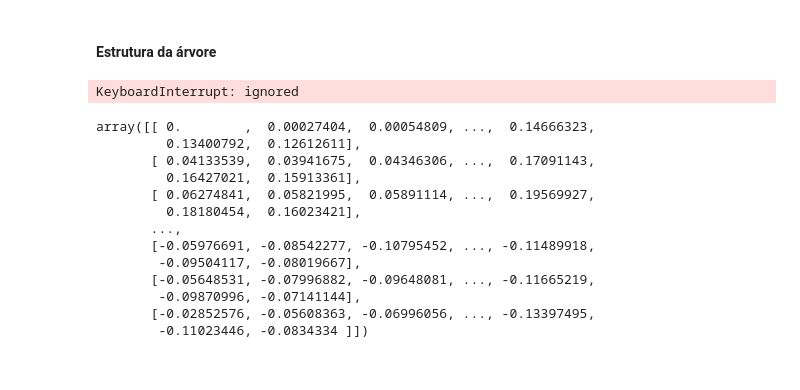
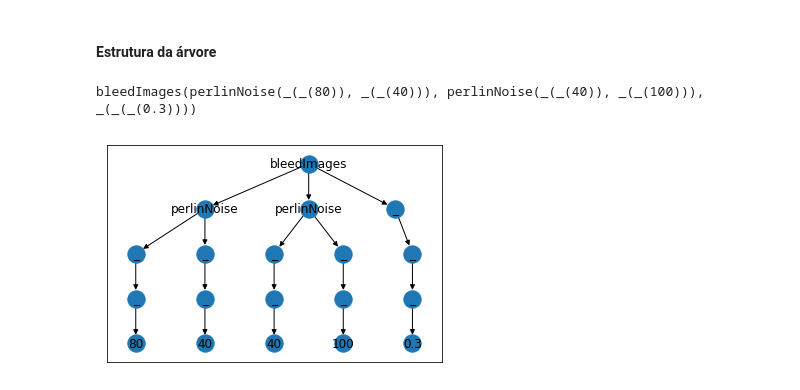
Before and after one commit to viniciusvmda/procedural-texture, a Jupyter notebook: gp.ipynb, the cells around one changed output. Drawn from its saved outputs; the diff is of its cells as text; code cells hidden in the pictures.

Commit message:
Adds a technical solution to solve the primitive problem

```diff
--- a/gp.ipynb
+++ b/gp.ipynb
@@ -128,39 +97,48 @@ def bleedImages(img1, img2, weight):
 # %% [markdown]
 #### Estrutura da árvore
 # %%
+#https://gist.github.com/macrintr/9876942
+
+def _(a):
+    return a
+
+def rand100():
+  return random.randrange(100) + 1
+
 # Define input types and output type
-pset = gp.PrimitiveSetTyped("main", [np.ndarray, int], np.ndarray)
+pset = gp.PrimitiveSetTyped("main", [], np.ndarray)
 
 # Add operators
-pset.addPrimitive(perlinNoise, [np.ndarray], np.ndarray)
-pset.addPrimitive(addImages, [np.ndarray, np.ndarray], np.ndarray)
-#pset.addPrimitive(bleedImages, [np.ndarray, np.ndarray, int], np.ndarray)
+pset.addPrimitive(perlinNoise, [int, int], np.ndarray)
+#pset.addPrimitive(addImages, [np.ndarray, np.ndarray], np.ndarray)
+pset.addPrimitive(bleedImages, [np.ndarray, np.ndarray, float], np.ndarray)
+pset.addPrimitive(_, [float], float)
+pset.addPrimitive(_, [int], int)
+
+pset.addTerminal(100, int)
+pset.addTerminal(80, int)
+pset.addTerminal(60, int)
+pset.addTerminal(40, int)
+pset.addTerminal(20, int)
+
+pset.addTerminal(0.0, float)
+pset.addTerminal(0.1, float)
+pset.addTerminal(0.2, float)
+pset.addTerminal(0.3, float)
+pset.addTerminal(0.4, float)
+pset.addTerminal(0.5, float)
+
 
 # Create individual and add tree with primitives
 creator.create("Individual", gp.PrimitiveTree, pset=pset)
 toolbox = base.Toolbox()
-toolbox.register("expr", gp.genFull, pset=pset, min_=3, max_=10)
+toolbox.register("expr", gp.genHalfAndHalf, pset=pset, min_=1, max_=10)
 toolbox.register("individual", tools.initIterate, creator.Individual, toolbox.expr)
 expr = toolbox.individual()
 tree = gp.PrimitiveTree(expr)
 f = gp.compile(tree, pset)
 print(expr)
 plotTree(expr)
 # %% [output]
-KeyboardInterrupt: ignored
+bleedImages(perlinNoise(_(_(80)), _(_(40))), perlinNoise(_(_(40)), _(_(100))), _(_(_(0.3))))
+[figure, added]
-# %%
-f(image, 50)
-# %% [output]
-array([[ 0.        ,  0.00027404,  0.00054809, ...,  0.14666323,
-         0.13400792,  0.12612611],
-       [ 0.04133539,  0.03941675,  0.04346306, ...,  0.17091143,
-         0.16427021,  0.15913361],
-       [ 0.06274841,  0.05821995,  0.05891114, ...,  0.19569927,
-         0.18180454,  0.16023421],
-       ...,
-       [-0.05976691, -0.08542277, -0.10795452, ..., -0.11489918,
-        -0.09504117, -0.08019667],
-       [-0.05648531, -0.07996882, -0.09648081, ..., -0.11665219,
-        -0.09870996, -0.07141144],
-       [-0.02852576, -0.05608363, -0.06996056, ..., -0.13397495,
-        -0.11023446, -0.0834334 ]])
```
Also changed, not shown: parts of 3 cells of this notebook.
